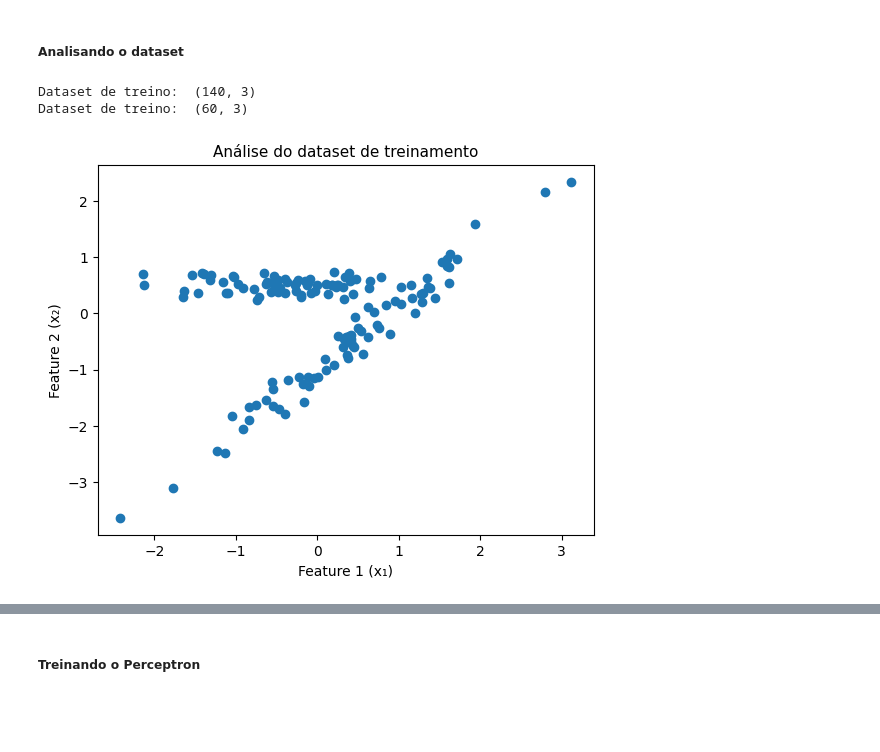
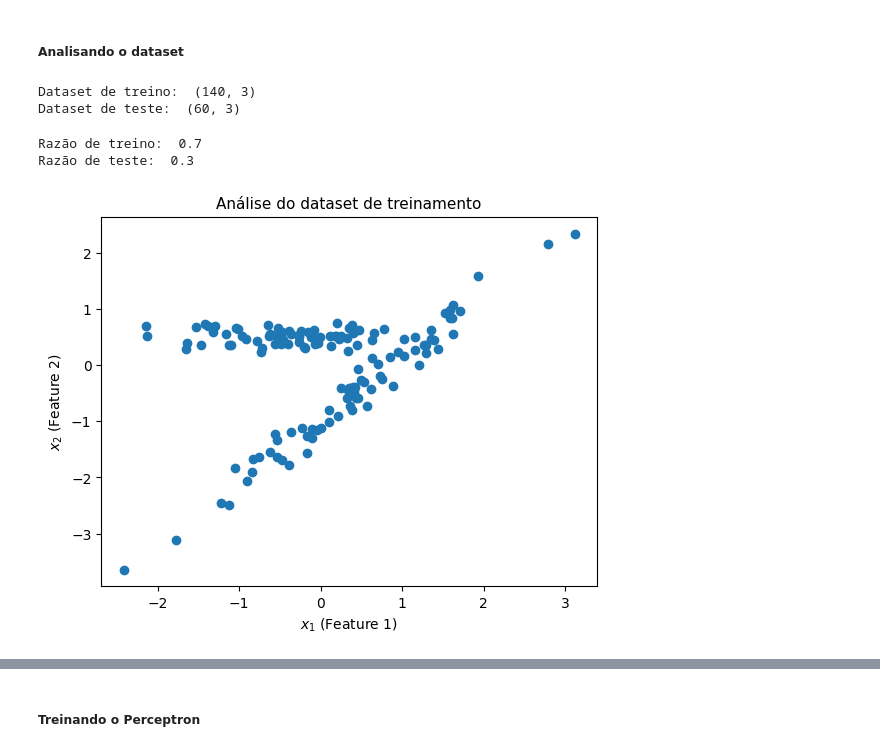
Before and after one commit to lucasanches/single-layer-perceptron, a Jupyter notebook: perceptron.ipynb, the cells around one changed output, grey strips where cells are left out. Drawn from its saved outputs; the diff is of its cells as text; code cells hidden in the pictures; blank space fills up the shorter version.

Commit message:
ajustes realizados e finalização da implementação do perceptron no dataset #1

```diff
--- a/perceptron.ipynb
+++ b/perceptron.ipynb
@@ -137,16 +136,24 @@ y_test = df_test_loaded["label"].values.reshape(1, -1)
 # %%
 # Tamanho do dataset
 print("Dataset de treino: ", df_train_loaded.shape)
-print("Dataset de treino: ", df_test_loaded.shape)
+print("Dataset de teste: ", df_test_loaded.shape)
 # %% [output]
 Dataset de treino:  (140, 3)
-Dataset de treino:  (60, 3)
+Dataset de teste:  (60, 3)
+# %%
+# Razão de treino e teste
+print("Razão de treino: ", df_train_loaded.shape[0]/(df_train_loaded.shape[0] + df_test_loaded.shape[0]))
+print("Razão de teste: ", df_test_loaded.shape[0]/(df_train_loaded.shape[0] + df_test_loaded.shape[0]))
+# %% [output]
+Razão de treino:  0.7
+Razão de teste:  0.3
 # %%
 # Plot dos dados de treinamento
-plt.scatter(X_train[0], X_train[1])
-plt.xlabel('Feature 1 (x₁)', fontsize=10)
-plt.ylabel('Feature 2 (x₂)', fontsize=10)
+X_train_T = X_train.T
+plt.scatter(X_train_T[0], X_train_T[1])
+plt.xlabel('$x_1$ (Feature 1)', fontsize=10)
+plt.ylabel('$x_2$ (Feature 2)', fontsize=10)
 plt.title("Análise do dataset de treinamento", fontsize=11)
 plt.show()
 # %% [output]
-[figure, old version]
+[figure, new version]
```
Also changed, not shown: parts of 12 cells of this notebook.
